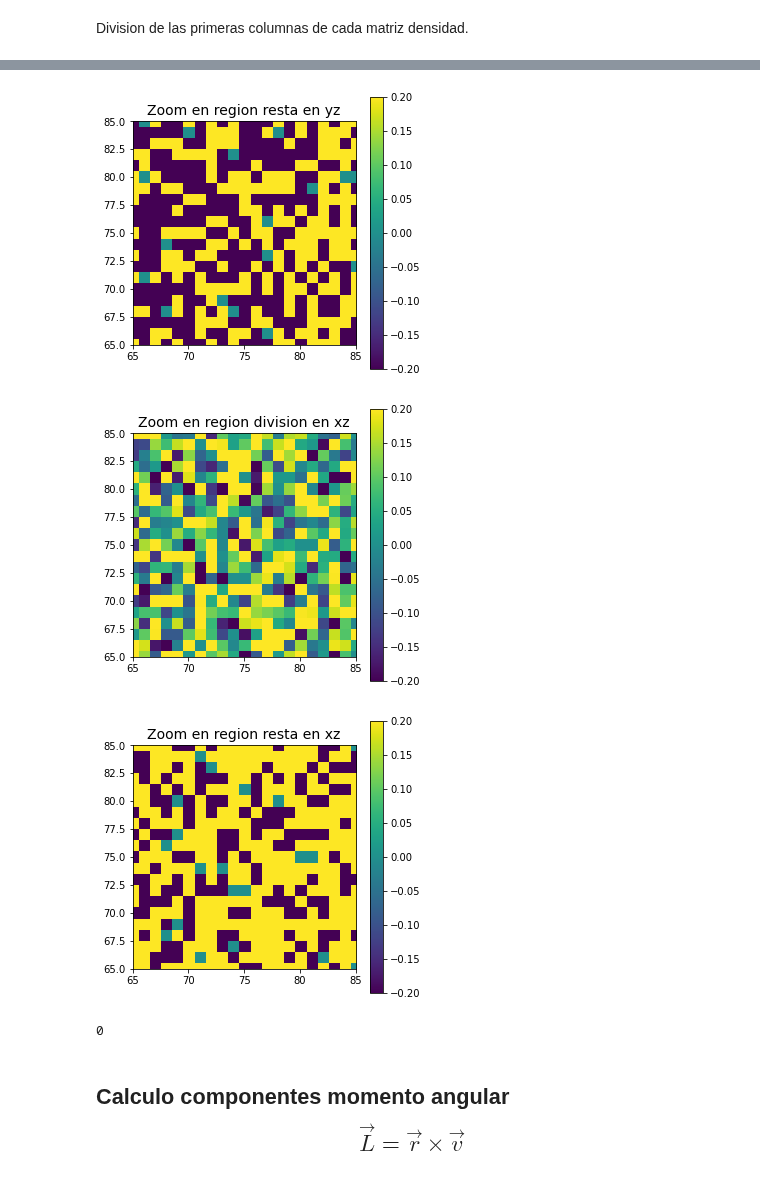
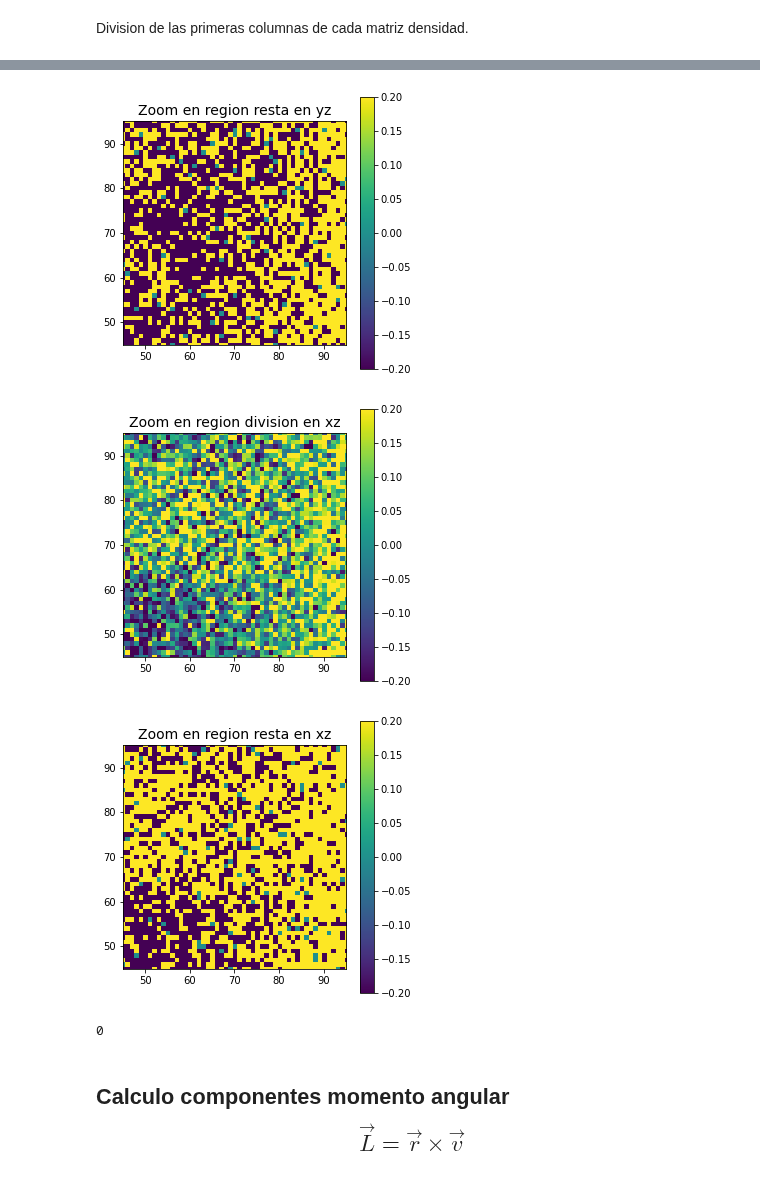
Before and after one commit to tonalidae/wakefinder, a Jupyter notebook: src/halo-movement.ipynb, the cells around one changed output, grey strips where cells are left out. Cells and saved outputs as stored; diff of their text form; code cells hidden in the pictures.

```diff
--- a/src/halo-movement.ipynb
+++ b/src/halo-movement.ipynb
@@ -135,6 +125,7 @@ def histogram_comparison (density, figname ):
     im = ax.imshow(density, vmin = -0.2, vmax=0.2)
     plt.colorbar(im)
     plt.title("Histograma "+figname, fontsize=14)
+    plt.gca().invert_yaxis()
     plt.savefig('./../media/imgs/histogram_comparison/'+figname +'.jpg', bbox_inches='tight')
     plt.show()
     plt.close()
@@ -146,8 +137,8 @@ def histogram_comparison_zoom (density, figname ):
     im = ax.imshow(density, vmin = -0.2, vmax=0.2)
     plt.colorbar(im)
     plt.title("Zoom en region "+figname, fontsize=14)
-    plt.xlim(65,85)
-    plt.ylim(65,85)
+    plt.xlim(45,95)
+    plt.ylim(45,95)
     plt.savefig('./../media/imgs/histogram_comparison_zoom/'+figname +'.jpg')
     plt.show()
     plt.close()
@@ -167,7 +158,7 @@ resta_yz = nparticles_yz_2-nparticles_yz_1
 division_xz = (nparticles_xz_2/nparticles_xz_1)-1
 resta_xz = nparticles_xz_2-nparticles_xz_1
 
-
+#Grafic de comparacion y zoom entre la densidad de particulas en el halo perturbado y el halo no perturbado
 
 histogram_comparison(division_xy, "division en xy")
 histogram_comparison(resta_xy, "resta en xy")
@@ -195,6 +186,6 @@ histogram_comparison_zoom(resta_xz, "resta en xz")
-[figure, old version]
+[figure, new version]
-[figure, old version]
+[figure, new version]
-[figure, old version]
+[figure, new version]
 0
 # %% [markdown]
 ## Calculo componentes momento angular $$\vec{L}= \vec{r} \times \vec{v}$$
```
Also changed, not shown: parts of 8 cells of this notebook, 14 other files.
